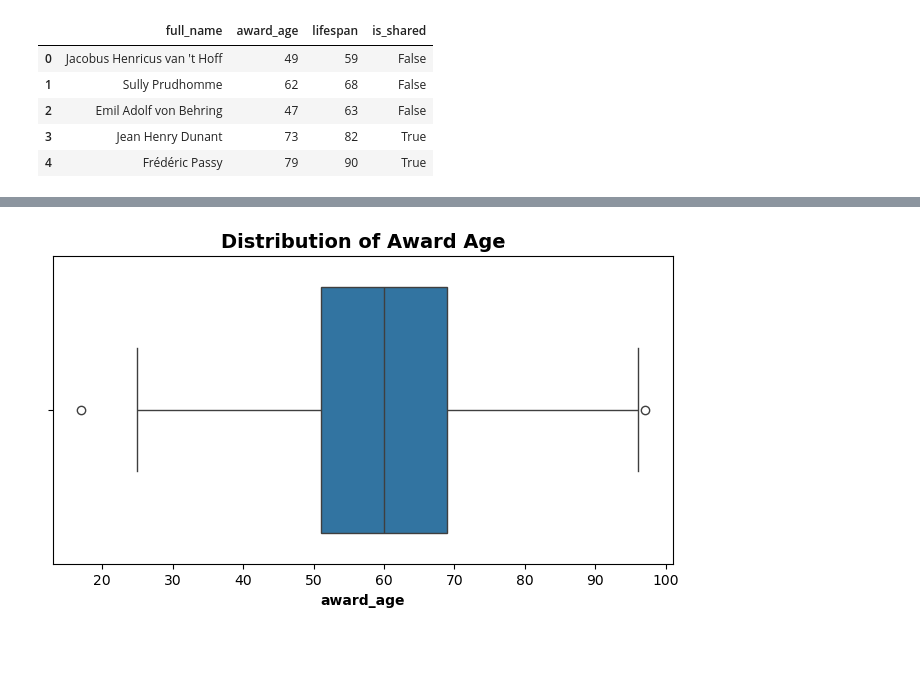
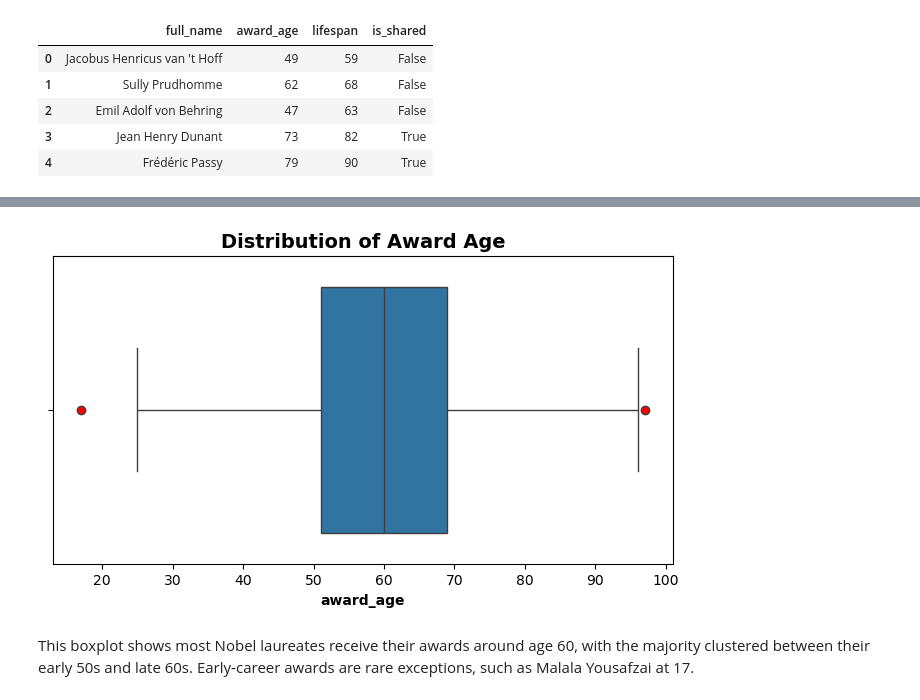
Before and after one commit to HavocXgrg/DAproject-Codes, a Jupyter notebook: analysis/nobel_laureates_analysis.ipynb, the cells around one changed output, grey strips where cells are left out. Drawn from its saved outputs; the diff is of its cells as text; code cells hidden in the pictures; blank space fills up the shorter version.

```diff
--- a/analysis/nobel_laureates_analysis.ipynb
+++ b/analysis/nobel_laureates_analysis.ipynb
@@ -353,9 +371,11 @@ df[['full_name', 'award_age', 'lifespan', 'is_shared']].head()
 # %%
 #Box-plot to know spread of ages at which awards were received
 plt.figure(figsize=(8, 4))
-sns.boxplot(x=df['award_age'])
+sns.boxplot(x=df['award_age'],flierprops={"marker": "o", "markerfacecolor": "red", "markersize": 6})
 plt.title("Distribution of Award Age", fontsize=14, fontweight='bold')
 plt.xlabel("award_age", fontweight='bold')
 plt.show()
 # %% [output]
-[figure, old version]
+[figure, new version]
+# %% [markdown]
+This boxplot shows most Nobel laureates receive their awards around age 60, with the majority clustered between their early 50s and late 60s. Early‑career awards are rare exceptions, such as Malala Yousafzai at 17.
```
Also changed, not shown: parts of 20 cells of this notebook.
